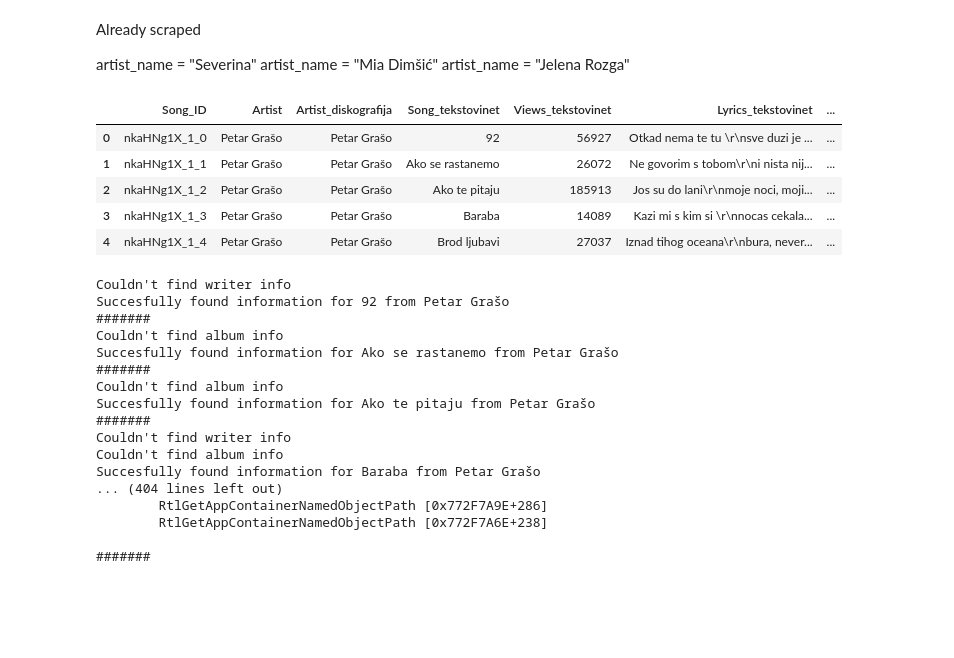
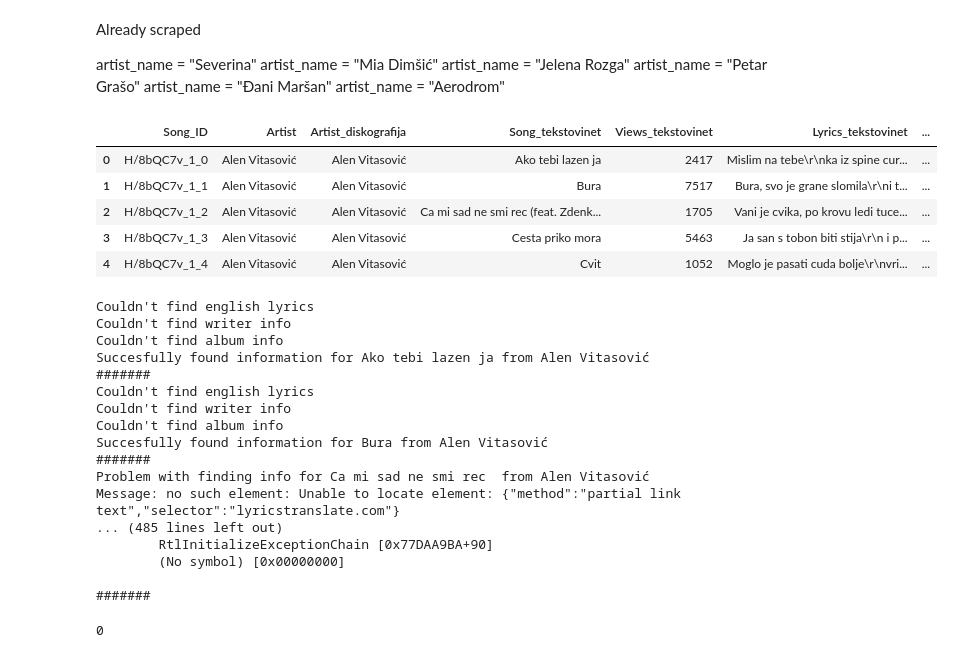
Before and after one commit to datamilas/CroLyricsProject, a Jupyter notebook: Python/lyricstranslate_scraping.ipynb, the cells around one changed output. Cells and saved outputs as stored; diff of their text form; code cells hidden in the pictures; blank space fills up the shorter version.

```diff
--- a/Python/lyricstranslate_scraping.ipynb
+++ b/Python/lyricstranslate_scraping.ipynb
@@ -17,3 +17,6 @@ Already scraped
 artist_name = "Severina"
 artist_name = "Mia Dimšić"
 artist_name = "Jelena Rozga"
+artist_name = "Petar Grašo"
+artist_name = "Đani Maršan"
+artist_name = "Aerodrom"
@@ -20,15 +25,14 @@ artist_name = "Jelena Rozga"
 # %%
-artist_name = "Petar Grašo"
 df = pd.read_csv(f"data/{artist_name}_tekstovinet.csv")
+
+df.head()
+# %% [output]
+|  | Song_ID | Artist | Artist_diskografija | Song_tekstovinet | Views_tekstovinet | Lyrics_tekstovinet | ... |
+| 0 | H/8bQC7v_1_0 | Alen Vitasović | Alen Vitasović | Ako tebi lazen ja | 2417 | Mislim na tebe\r\nka iz spine cur... | ... |
+| 1 | H/8bQC7v_1_1 | Alen Vitasović | Alen Vitasović | Bura | 7517 | Bura, svo je grane slomila\r\ni t... | ... |
+| 2 | H/8bQC7v_1_2 | Alen Vitasović | Alen Vitasović | Ca mi sad ne smi rec (feat. Zdenk... | 1705 | Vani je cvika, po krovu ledi tuce... | ... |
+| 3 | H/8bQC7v_1_3 | Alen Vitasović | Alen Vitasović | Cesta priko mora | 5463 | Ja san s tobon biti stija\r\n i p... | ... |
+| 4 | H/8bQC7v_1_4 | Alen Vitasović | Alen Vitasović | Cvit | 1052 | Moglo je pasati cuda bolje\r\nvri... | ... |
-# %%
-df.head()
-# %% [output]
-|  | Song_ID | Artist | Artist_diskografija | Song_tekstovinet | Views_tekstovinet | Lyrics_tekstovinet | ... |
-| 0 | nkaHNg1X_1_0 | Petar Grašo | Petar Grašo | 92 | 56927 | Otkad nema te tu \r\nsve duzi je ... | ... |
-| 1 | nkaHNg1X_1_1 | Petar Grašo | Petar Grašo | Ako se rastanemo | 26072 | Ne govorim s tobom\r\ni nista nij... | ... |
-| 2 | nkaHNg1X_1_2 | Petar Grašo | Petar Grašo | Ako te pitaju | 185913 | Jos su do lani\r\nmoje noci, moji... | ... |
-| 3 | nkaHNg1X_1_3 | Petar Grašo | Petar Grašo | Baraba | 14089 | Kazi mi s kim si \r\nnocas cekala... | ... |
-| 4 | nkaHNg1X_1_4 | Petar Grašo | Petar Grašo | Brod ljubavi | 27037 | Iznad tihog oceana\r\nbura, never... | ... |
 # %%
 df_problematic = pd.DataFrame(columns =  ["Artist"])
 # %%
@@ -118,7 +118,6 @@ def get_lyricstranslate():
 # %%
 ser = Service("chromedriver.exe")
 op = webdriver.ChromeOptions()
-op.add_argument("--lang=en")
 driver = webdriver.Chrome(service=ser, options=op)
 driver.get("https://google.com")
 time.sleep(0.5)
@@ -129,16 +128,16 @@ try: driver.find_element(By.XPATH, "//*[contains(text(), 'English')]").click()
 except: pass
 time.sleep(0.5)
 
-df_new = df.copy()##[16:17]
+df_new = df.copy()#[0:1]##[16:17]
 for row in df_new.iterrows():
     time.sleep(1)
-    artist_name = row[1].Artist#Diskografija
+    artist_name = row[1].Artist
     song_name = row[1].Song_tekstovinet
     try: song_name = song_name[0:song_name.index("(")]
     except:pass
 
     try:
-        search_google(lower_and_remove_diacritics(artist_name+" "+song_name+ " english lyricstranslate"))
+        search_google(artist_name+" "+song_name+ " english lyricstranslate")
         writer, original_title, eng_title, album_name, original_lyrics, eng_lyrics, song_url = get_lyricstranslate()
 
         df.loc[row[0], "Writer_lyricstranslate"] = writer
@@ -161,21 +160,26 @@ for row in df_new.iterrows():
     print("#######")
     time.sleep(3)
 # %% [output]
-Couldn't find writer info
-Succesfully found information for 92 from Petar Grašo
-#######
-Couldn't find album info
-Succesfully found information for Ako se rastanemo from Petar Grašo
-#######
-Couldn't find album info
-Succesfully found information for Ako te pitaju from Petar Grašo
-#######
+Couldn't find english lyrics
 Couldn't find writer info
 Couldn't find album info
-Succesfully found information for Baraba from Petar Grašo
-... (404 lines left out)
-        RtlGetAppContainerNamedObjectPath [0x772F7A9E+286]
-        RtlGetAppContainerNamedObjectPath [0x772F7A6E+238]
+Succesfully found information for Ako tebi lazen ja from Alen Vitasović
+#######
+Couldn't find english lyrics
+Couldn't find writer info
+Couldn't find album info
+Succesfully found information for Bura from Alen Vitasović
+#######
+Problem with finding info for Ca mi sad ne smi rec  from Alen Vitasović
+Message: no such element: Unable to locate element: {"method":"partial link text","selector":"lyricstranslate.com"}
+... (485 lines left out)
+        RtlInitializeExceptionChain [0x77DAA9BA+90]
+        (No symbol) [0x00000000]
 
 #######
+# %%
+#check if there are some very short lyrics
+df.Lyrics_lyricstranslate.dropna().map(lambda x: len(x)<10).sum()
+# %% [output]
+0
 # %%
```
Also changed, not shown: parts of 15 cells of this notebook, 40 other files.
